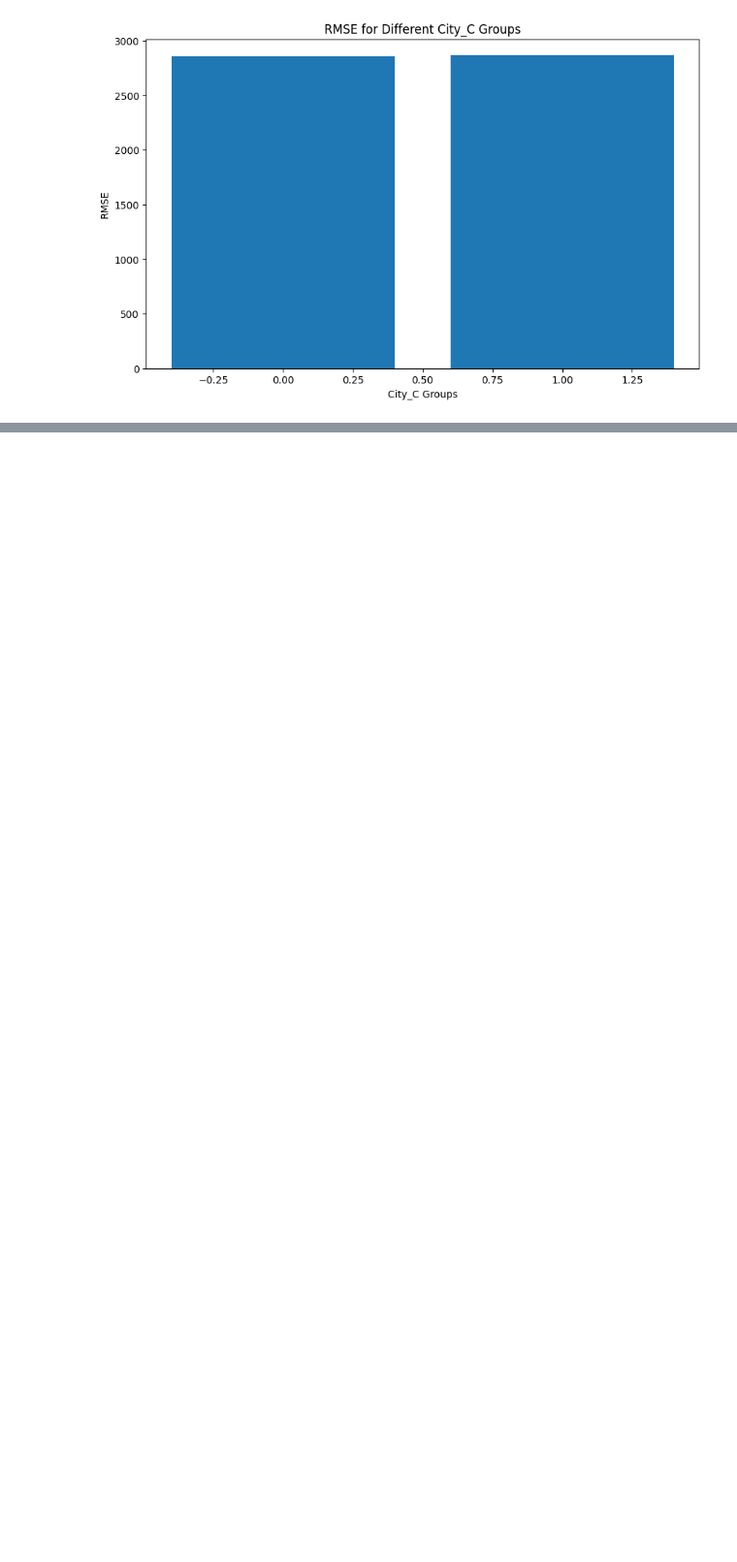
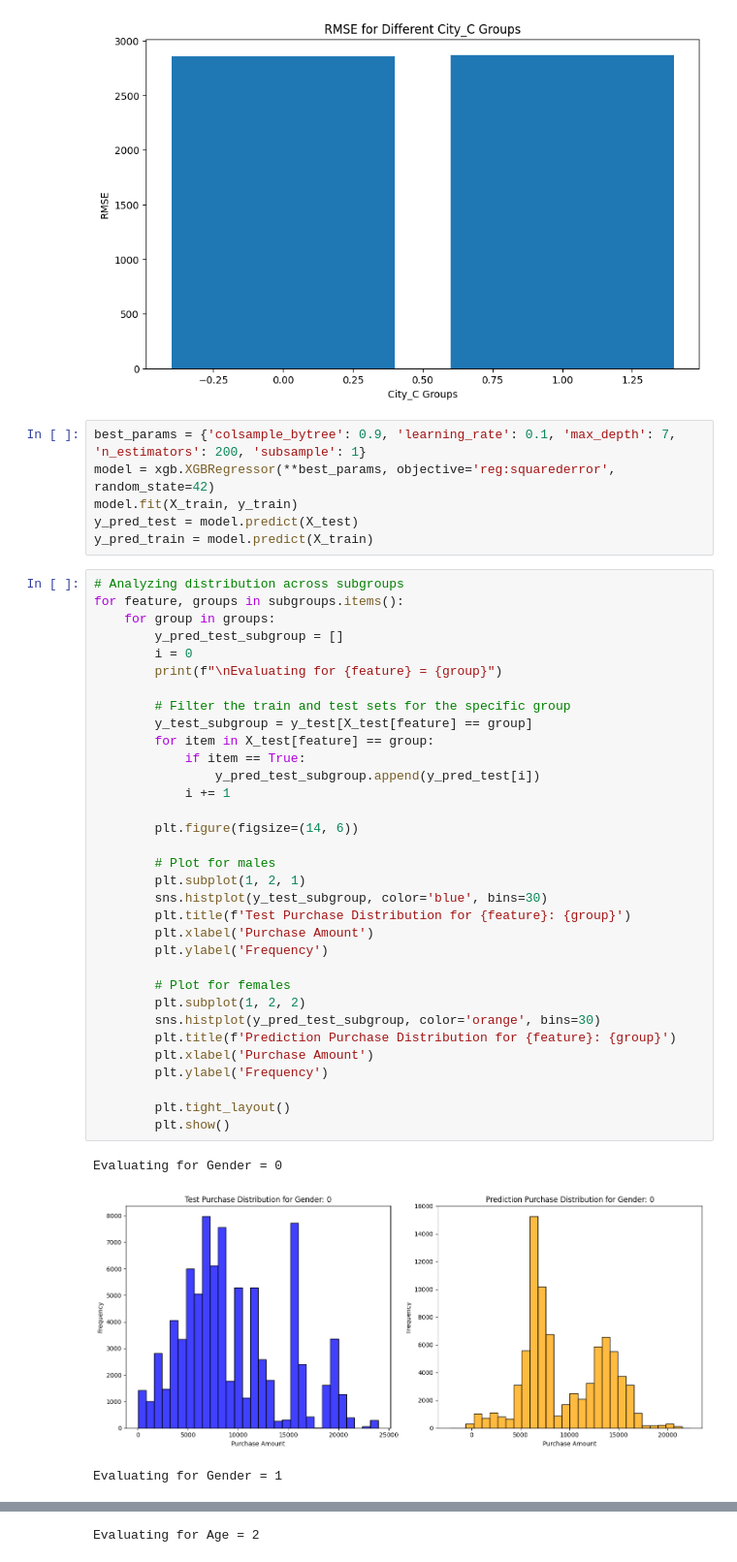
Before and after one commit to addaxis/black_friday, a Jupyter notebook: Black_Friday_Fairness_Analysis.ipynb, the cells around one changed output, grey strips where cells are left out. Shown at 97% size. Saved outputs shown, nothing was run; the diff lists cells and outputs as text; blank space fills up the shorter version.

```diff
--- a/Black_Friday_Fairness_Analysis.ipynb
+++ b/Black_Friday_Fairness_Analysis.ipynb
@@ -98,3 +99,46 @@ Root Mean Squared Error: 2871.231392714124
 [figure]
 [figure]
 [figure]
+# %%
+best_params = {'colsample_bytree': 0.9, 'learning_rate': 0.1, 'max_depth': 7, 'n_estimators': 200, 'subsample': 1}
+model = xgb.XGBRegressor(**best_params, objective='reg:squarederror', random_state=42)
+model.fit(X_train, y_train)
+y_pred_test = model.predict(X_test)
+y_pred_train = model.predict(X_train)
+# %%
+# Analyzing distribution across subgroups
+for feature, groups in subgroups.items():
+    for group in groups:
+        y_pred_test_subgroup = []
+        i = 0
+        print(f"\nEvaluating for {feature} = {group}")
+
+        # Filter the train and test sets for the specific group
+        y_test_subgroup = y_test[X_test[feature] == group]
+        for item in X_test[feature] == group:
+            if item == True:
+                y_pred_test_subgroup.append(y_pred_test[i])
+            i += 1
+
+        plt.figure(figsize=(14, 6))
+
+        # Plot for males
+        plt.subplot(1, 2, 1)
+        sns.histplot(y_test_subgroup, color='blue', bins=30)
+        plt.title(f'Test Purchase Distribution for {feature}: {group}')
+        plt.xlabel('Purchase Amount')
+        plt.ylabel('Frequency')
+
+        # Plot for females
+        plt.subplot(1, 2, 2)
+        sns.histplot(y_pred_test_subgroup, color='orange', bins=30)
+        plt.title(f'Prediction Purchase Distribution for {feature}: {group}')
+        plt.xlabel('Purchase Amount')
+        plt.ylabel('Frequency')
+
+        plt.tight_layout()
+        plt.show()
+# %% [output]
+Evaluating for Gender = 0
+[figure, added]
+Evaluating for Gender = 1
@@ -100,0 +146 @@ Root Mean Squared Error: 2871.231392714124
+Evaluating for Age = 2
```
Also changed, not shown: parts of 2 cells of this notebook, 3 other files.
